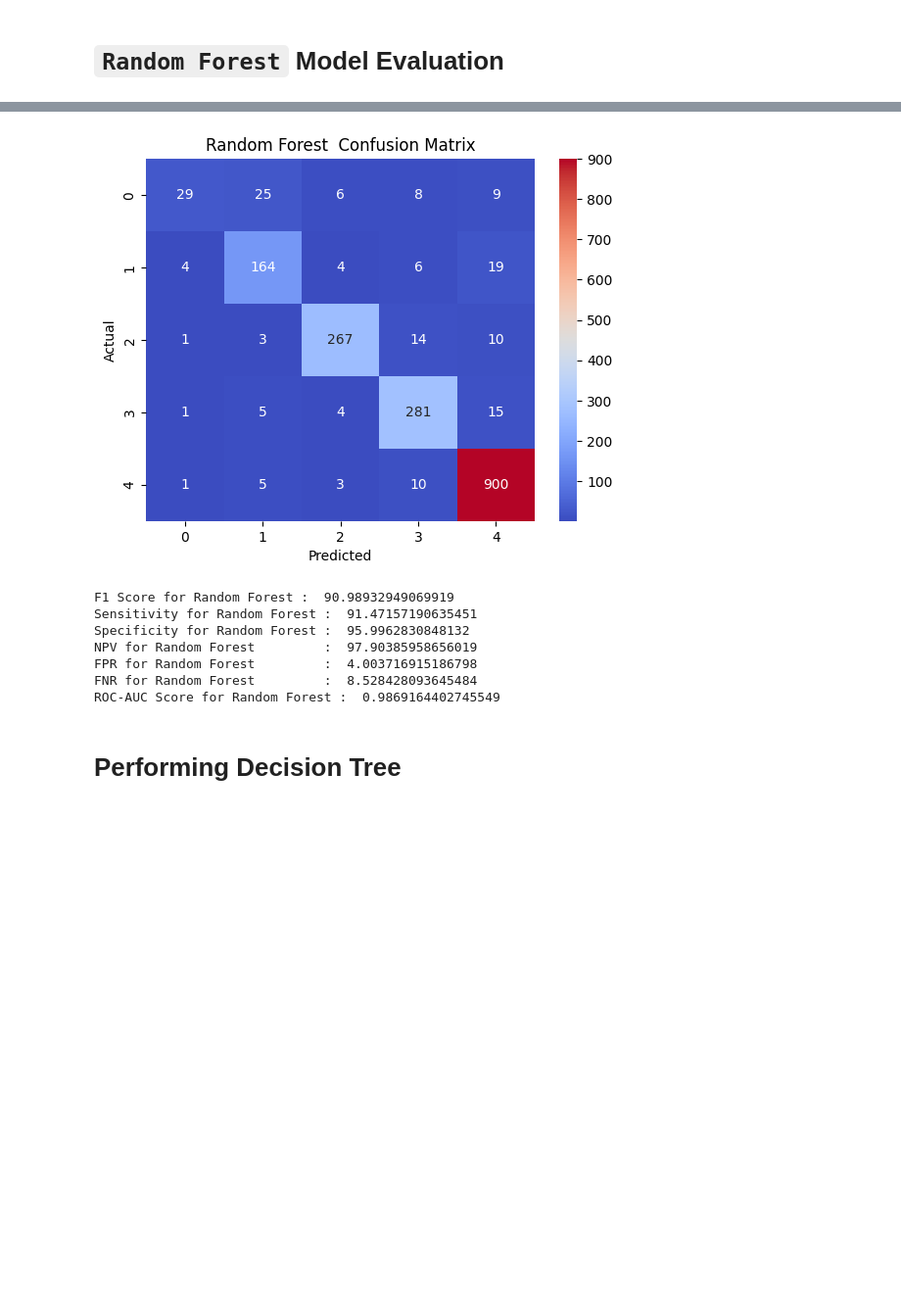
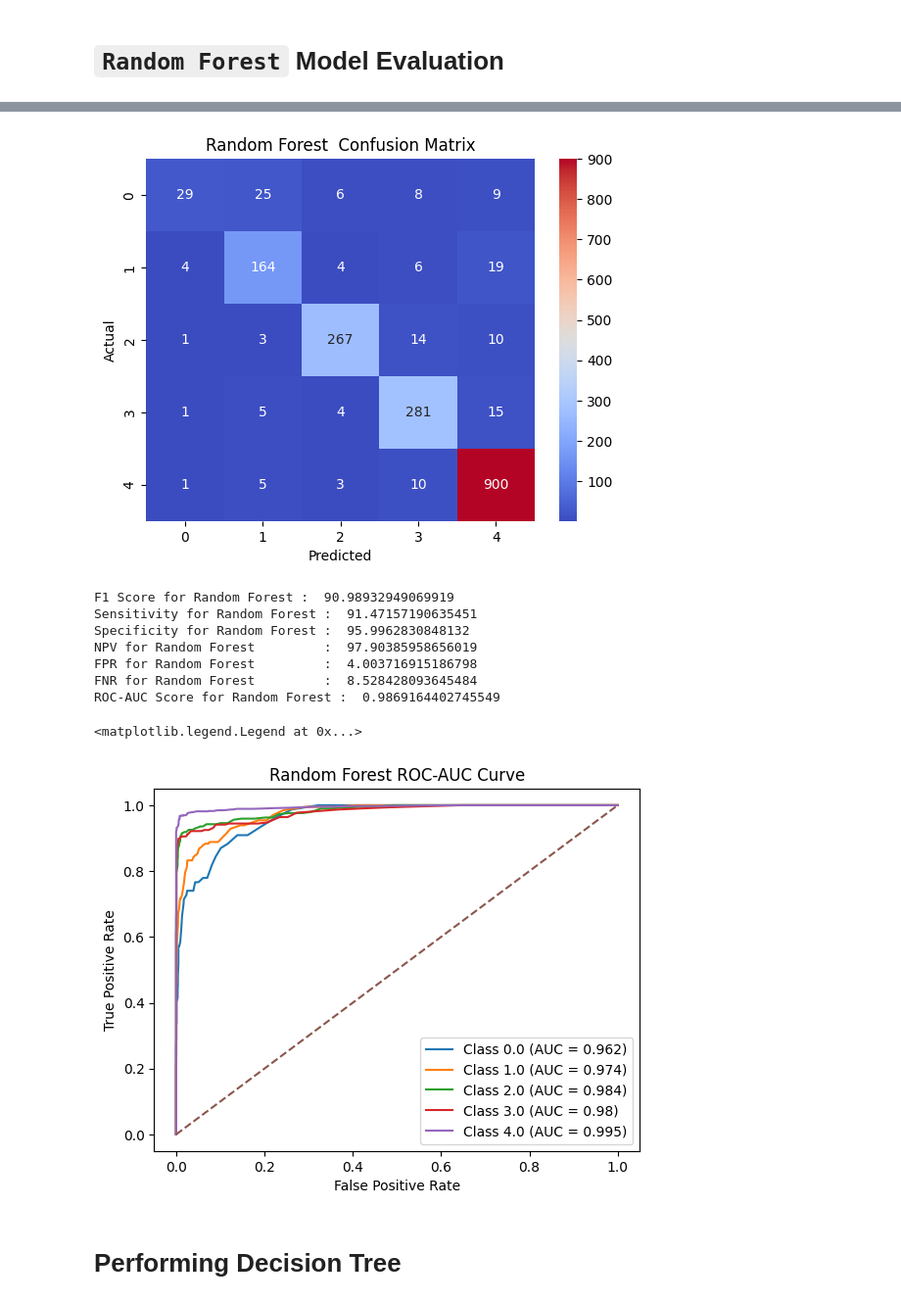
Before and after one commit to samifahim07/EduIntel-Intelligent-Student-Performance-Analytics, a Jupyter notebook: student_performance.ipynb, the cells around one changed output, grey strips where cells are left out. Shown at 98% size. Drawn from its saved outputs; the diff is of its cells as text; code cells hidden in the pictures; blank space fills up the shorter version.

```diff
--- a/student_performance.ipynb
+++ b/student_performance.ipynb
@@ -370,33 +370,59 @@ print("FNR for Random Forest         : ", fnr_rf * 100)
 
 
 # ROC-AUC
 y_prob_rf = rf.predict_proba(xtest)
 roc_auc_rf = roc_auc_score(ytest,y_prob_rf,multi_class='ovr',average='weighted')
 print("ROC-AUC Score for Random Forest : ", roc_auc_rf)
+
+# ROC-AUC Curve
+from sklearn.preprocessing import label_binarize
+
+ytest_bin = label_binarize(ytest,classes=classes)
+
+plt.figure()
+
+for i in range(len(classes)):
+
+    fpr_curve, tpr_curve, threshold = roc_curve( ytest_bin[:, i], y_prob_rf[:, i])
+
+    auc_class = roc_auc_score( ytest_bin[:, i], y_prob_rf[:, i])
+
+    plt.plot(fpr_curve,tpr_curve,label="Class " + str(classes[i]) + " (AUC = " + str(round(auc_class, 3)) + ")")
+
+
+plt.plot([0, 1],[0, 1],'--')
+plt.xlabel("False Positive Rate")
+plt.ylabel("True Positive Rate")
+
+plt.title("Random Forest ROC-AUC Curve")
+
+plt.legend()
 # %% [output]
 Accuracy Score for Random Forest  :  91.47157190635451
 
 
 Random Forest Classifier
               precision    recall  f1-score   support
 
          0.0       0.81      0.38      0.51        77
          1.0       0.81      0.83      0.82       197
          2.0       0.94      0.91      0.92       295
          3.0       0.88      0.92      0.90       306
          4.0       0.94      0.98      0.96       919
 
     accuracy                           0.91      1794
    macro avg       0.88      0.80      0.82      1794
 weighted avg       0.91      0.91      0.91      1794
 [figure]
 F1 Score for Random Forest :  90.98932949069919
 Sensitivity for Random Forest :  91.47157190635451
 Specificity for Random Forest :  95.9962830848132
 NPV for Random Forest         :  97.90385958656019
 FPR for Random Forest         :  4.003716915186798
 FNR for Random Forest         :  8.528428093645484
 ROC-AUC Score for Random Forest :  0.9869164402745549
+<matplotlib.legend.Legend at 0x...>
+[figure, added]
 # %% [markdown]
  # Performing Decision Tree
 # %%
```
